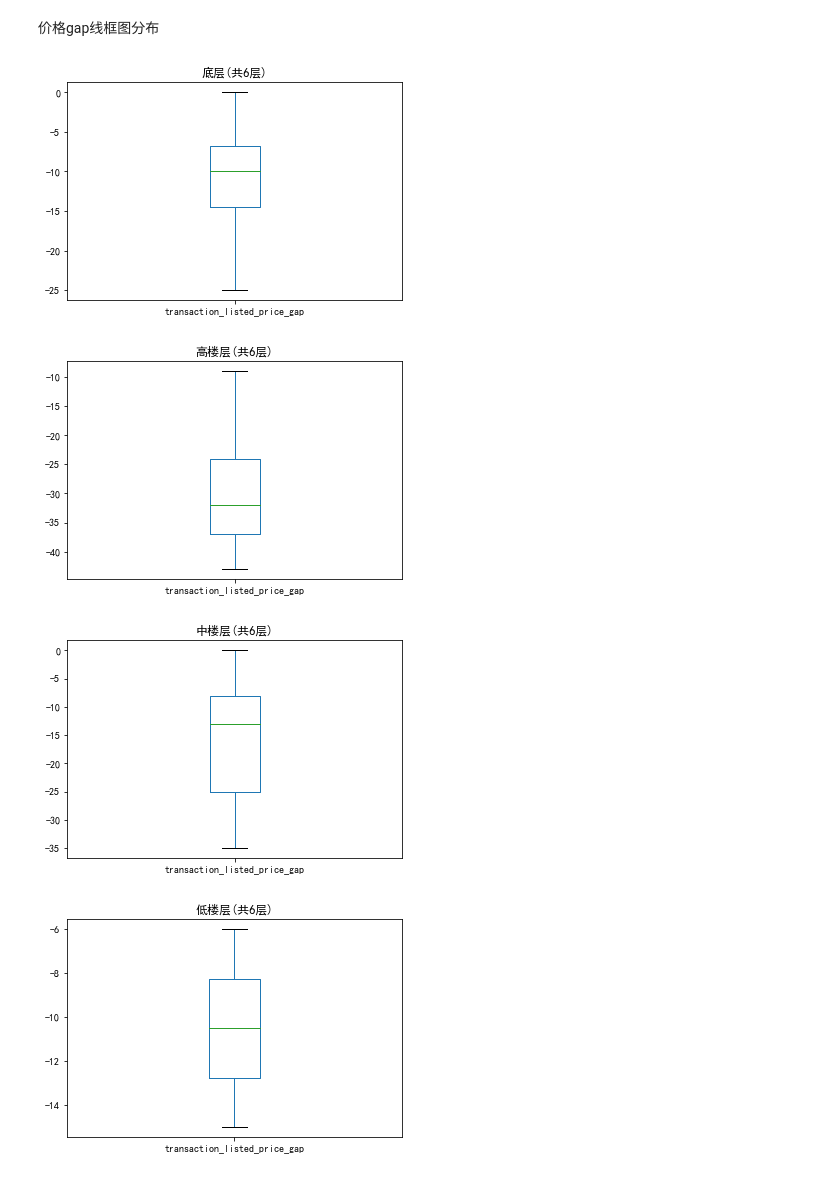
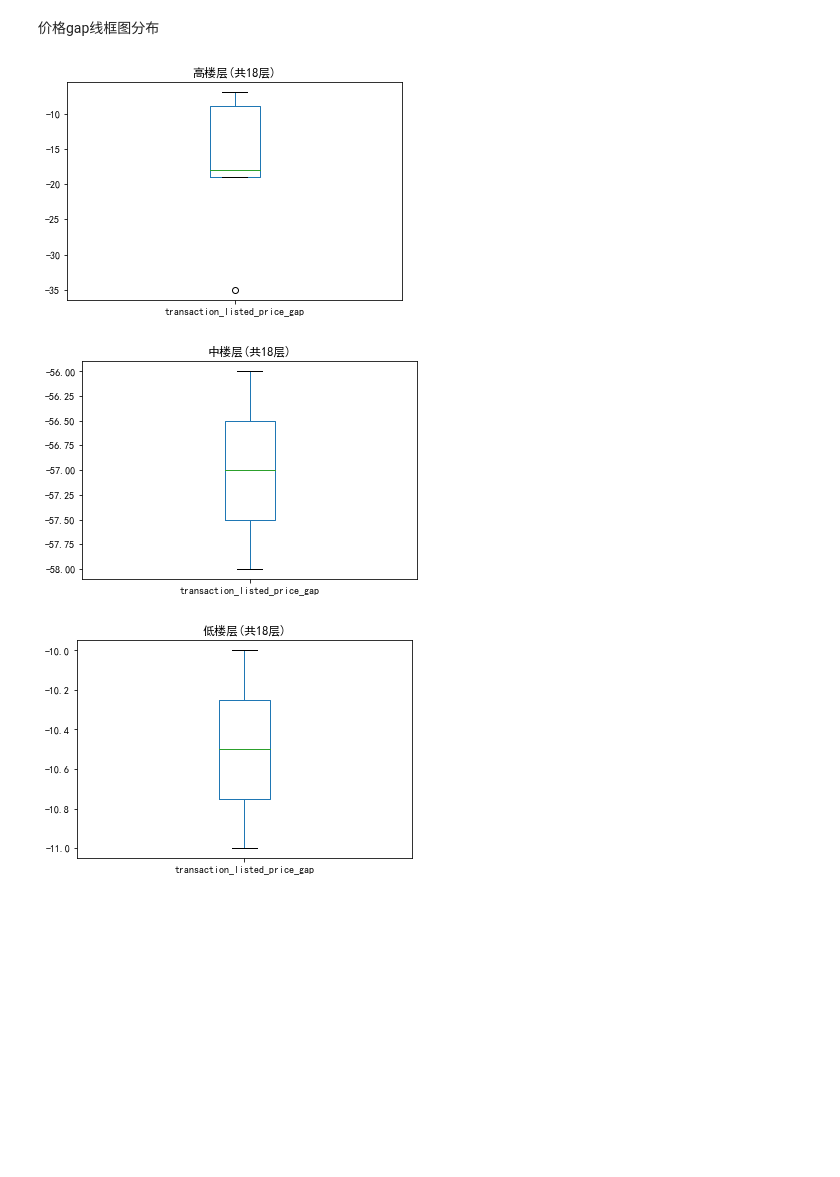
Before and after one commit to DanielHHP/lianjiaSpider, a Jupyter notebook: notebook/house_deal_analyse.ipynb, the cells around one changed output. Cells and saved outputs as stored; diff of their text form; code cells hidden in the pictures; blank space fills up the shorter version.

```diff
--- a/notebook/house_deal_analyse.ipynb
+++ b/notebook/house_deal_analyse.ipynb
@@ -608,7 +654,7 @@ ax1 = fig1.add_subplot(1,1,1)
 #ax1.xaxis.set_major_formatter(matplotlib.dates.DateFormatter('%Y-%m'))#设置时间标签显示格式
 #plt.xticks(pd.date_range('2010-01-01','2019-12', freq='M'),rotation=90)
 for t in candidate['floor'].unique():
-    plt.plot(candidate[candidate['floor']==t].groupby(['deal_month']).mean()['transaction_price'])
+    plt.plot(candidate[(candidate['floor']==t)&(candidate['is_lianjia_deal']==True)].groupby(['deal_month']).mean()['transaction_price'])
 plt.grid(True)
 plt.legend(candidate['floor'].unique(),loc='best')
 plt.title('目标户型分楼层成交价均值走势')
@@ -617,0 +664,11 @@ plt.show()
+# %%
+fig1 = plt.figure(figsize=(16,4))
+ax1 = fig1.add_subplot(1,1,1)
+#ax1.xaxis.set_major_formatter(matplotlib.dates.DateFormatter('%Y-%m'))#设置时间标签显示格式
+#plt.xticks(pd.date_range('2010-01-01','2019-12', freq='M'),rotation=90)
+for t in candidate['last_transaction_duration'].unique():
+    plt.plot(candidate[(candidate['last_transaction_duration']==t) & (candidate['floor']=='底层(共6层)') ].groupby(['deal_month']).mean()['transaction_price'])
+plt.grid(True)
+plt.legend(candidate['last_transaction_duration'].unique(),loc='best')
+plt.title('目标户型和楼层不同上次交易时间成交价均值走势')
+plt.show()
@@ -618,6 +689,6 @@ plt.show()
 # %%
 for t in candidate['floor'].unique():
-    ax=candidate[candidate['floor']==t][['transaction_price','deal_month_num']].plot(kind='scatter',x='deal_month_num', y='transaction_price',figsize=(10,4),title='成交日期与价格 '+t)
+    ax=candidate[(candidate['floor']==t)&(candidate['is_lianjia_deal']==True)][['transaction_price','deal_month_num']].plot(kind='scatter',x='deal_month_num', y='transaction_price',figsize=(10,4),title='成交日期与价格 '+t)
     ax.get_xaxis().get_major_formatter().set_useOffset(False)
     ax.get_yaxis().get_major_formatter().set_useOffset(False)
 # %% [output]
@@ -632,7 +701,7 @@ ax1 = fig1.add_subplot(1,1,1)
 #ax1.xaxis.set_major_formatter(matplotlib.dates.DateFormatter('%Y-%m'))#设置时间标签显示格式
 #plt.xticks(pd.date_range('2010-01-01','2019-12', freq='M'),rotation=90)
 for t in candidate['floor'].unique():
-    plt.plot(candidate[candidate['floor']==t].groupby(['deal_month']).mean()['transaction_listed_price_gap'].astype(float))
+    plt.plot(candidate[(candidate['floor']==t)&(candidate['is_lianjia_deal']==True)].groupby(['deal_month']).mean()['transaction_listed_price_gap'].astype(float))
 plt.grid(True)
 plt.legend(candidate['floor'].unique(),loc='best')
 plt.title('分楼层成交价与挂牌价gap均值')
@@ -643,9 +712,8 @@ plt.show()
 价格gap线框图分布
 # %%
 for t in candidate['floor'].unique():
-    candidate[candidate['floor']==t][['transaction_listed_price_gap']].plot(kind='box', title=t)
+    candidate[(candidate['floor']==t)&(candidate['is_lianjia_deal']==True)][['transaction_listed_price_gap']].plot(kind='box', title=t)
 # %% [output]
-[figure, old version]
+[figure, new version]
-[figure, old version]
+[figure, new version]
-[figure, old version]
+[figure, new version]
-[figure, removed]
```
Also changed, not shown: parts of 57 cells of this notebook, 2 other files.
